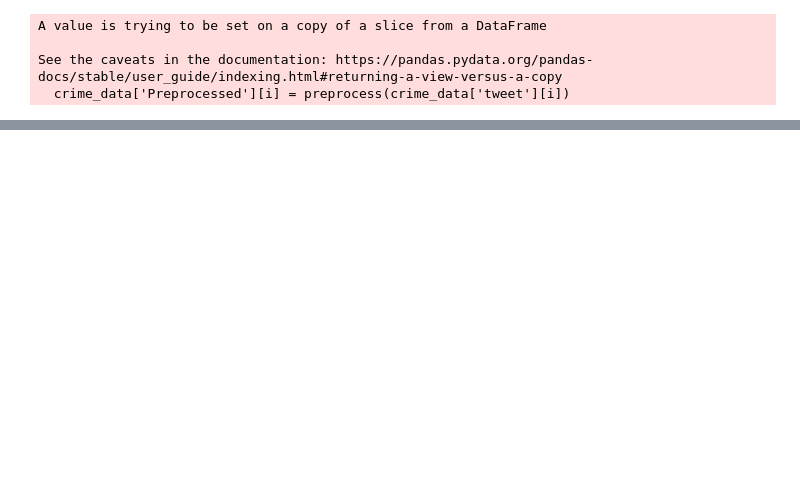
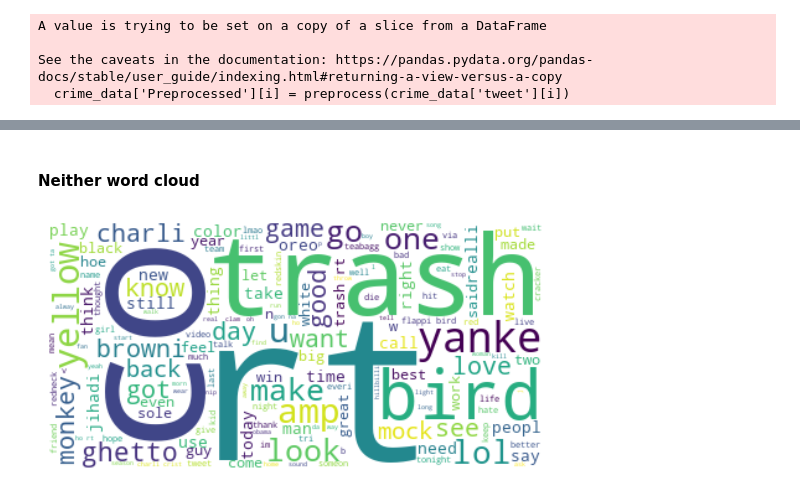
Before and after one commit to code-dev-g/NNDL-CrimeDetection, a Jupyter notebook: text_preproc.ipynb, the cells around one changed output, grey strips where cells are left out. Saved outputs shown, nothing was run; the diff lists cells and outputs as text; code cells hidden in the pictures; blank space fills up the shorter version.

```diff
--- a/text_preproc.ipynb
+++ b/text_preproc.ipynb
@@ -134,0 +176,11 @@ crime_data.to_csv('./data/crime_data_preprocessed.csv', index=False)
+# %% [markdown]
+#### Neither word cloud
+# %%
+text = ' '.join(x for x in crime_data[crime_data['class'] == 2]['Preprocessed'])
+wordcloud = WordCloud(background_color="white").generate(text)
+# plt.figure( figsize=(15,10))
+plt.imshow(wordcloud, interpolation='bilinear')
+plt.axis("off")
+plt.show()
+# %% [output]
+[figure, added]
```
Also changed, not shown: parts of 12 cells of this notebook, 11 other files.
